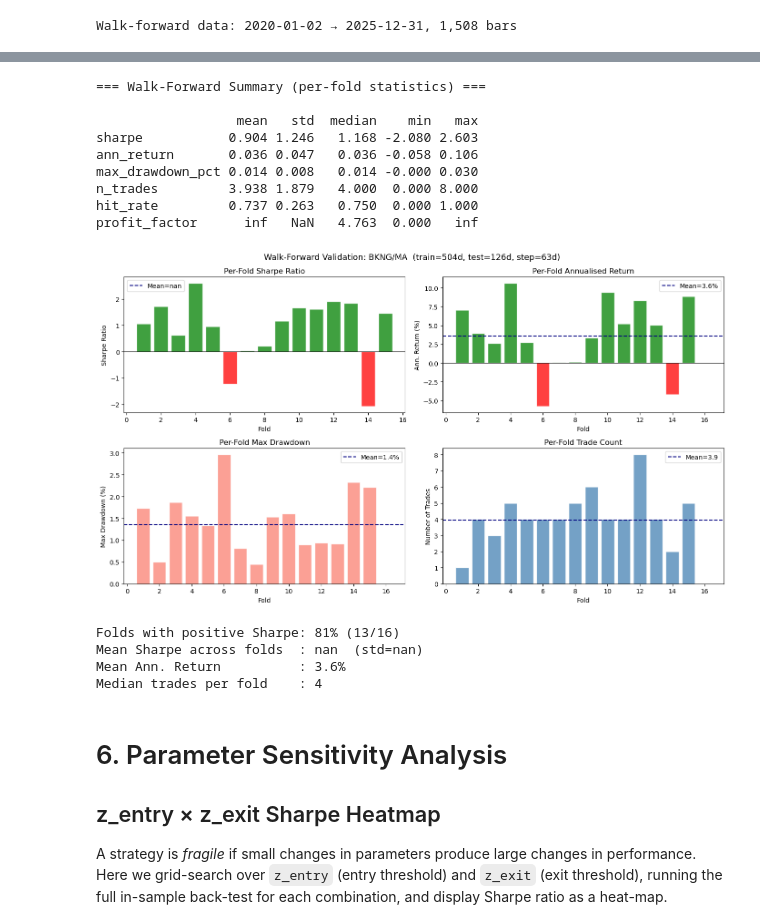
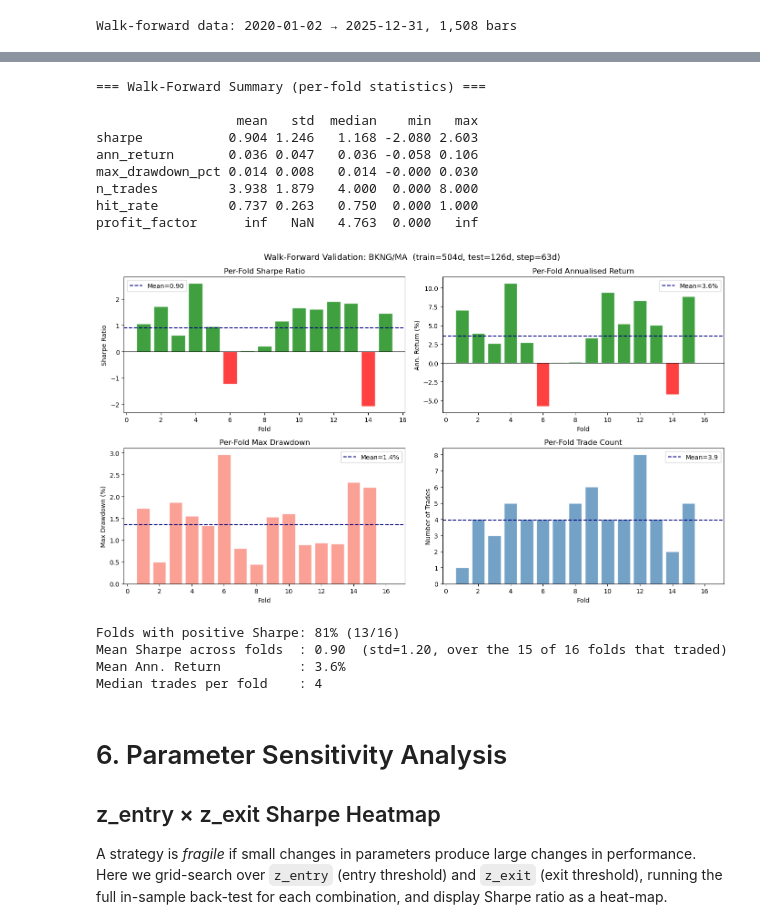
Before and after one commit to mengrenman/dynamic-hedge-pairs-trading, a Jupyter notebook: notebooks/pairs_trading_01_yahoo.ipynb, the cells around one changed output, grey strips where cells are left out. Saved outputs shown, nothing was run; the diff lists cells and outputs as text; code cells hidden in the pictures.

```diff
--- a/notebooks/pairs_trading_01_yahoo.ipynb
+++ b/notebooks/pairs_trading_01_yahoo.ipynb
@@ -1157,8 +1160,11 @@ folds   = wf_results.index.values
 colors  = ["green" if s > 0 else "red" for s in sharpes]
 ax.bar(folds, sharpes, color=colors, alpha=0.75, edgecolor="white")
 ax.axhline(0, color="black", lw=0.8)
-ax.axhline(sharpes.mean(), color="navy", linestyle="--", lw=1.5,
-           label=f"Mean={sharpes.mean():.2f}")
+# a fold with no trades has an undefined Sharpe, and one plain .mean() over it turns every
+# statistic below into nan -- summarize_walk_forward above uses pandas, which skips NaN, so
+# the table and these labels disagreed rather than both being wrong
+ax.axhline(np.nanmean(sharpes), color="navy", linestyle="--", lw=1.5,
+           label=f"Mean={np.nanmean(sharpes):.2f}")
 ax.set_xlabel("Fold")
 ax.set_ylabel("Sharpe Ratio")
 ax.set_title("Per-Fold Sharpe Ratio")
@@ -1170,8 +1176,8 @@ ann_rets = wf_results["ann_return"].values * 100
 colors   = ["green" if r > 0 else "red" for r in ann_rets]
 ax.bar(folds, ann_rets, color=colors, alpha=0.75, edgecolor="white")
 ax.axhline(0, color="black", lw=0.8)
-ax.axhline(ann_rets.mean(), color="navy", linestyle="--", lw=1.5,
-           label=f"Mean={ann_rets.mean():.1f}%")
+ax.axhline(np.nanmean(ann_rets), color="navy", linestyle="--", lw=1.5,
+           label=f"Mean={np.nanmean(ann_rets):.1f}%")
 ax.set_xlabel("Fold")
 ax.set_ylabel("Ann. Return (%)")
 ax.set_title("Per-Fold Annualised Return")
@@ -1181,46 +1187,48 @@ ax.legend()
 ax = axes[1, 0]
 dd = wf_results["max_drawdown_pct"].abs().values * 100
 ax.bar(folds, dd, color="salmon", alpha=0.75, edgecolor="white")
-ax.axhline(dd.mean(), color="navy", linestyle="--", lw=1.5,
-           label=f"Mean={dd.mean():.1f}%")
+ax.axhline(np.nanmean(dd), color="navy", linestyle="--", lw=1.5,
+           label=f"Mean={np.nanmean(dd):.1f}%")
 ax.set_xlabel("Fold")
 ax.set_ylabel("Max Drawdown (%)")
 ax.set_title("Per-Fold Max Drawdown")
 ax.legend()
 
 # 4) Per-fold trade count
 ax = axes[1, 1]
 n_tr = wf_results["n_trades"].values
 ax.bar(folds, n_tr, color="steelblue", alpha=0.75, edgecolor="white")
-ax.axhline(n_tr.mean(), color="navy", linestyle="--", lw=1.5,
-           label=f"Mean={n_tr.mean():.1f}")
+ax.axhline(np.nanmean(n_tr), color="navy", linestyle="--", lw=1.5,
+           label=f"Mean={np.nanmean(n_tr):.1f}")
 ax.set_xlabel("Fold")
 ax.set_ylabel("Number of Trades")
 ax.set_title("Per-Fold Trade Count")
 ax.legend()
 
 plt.tight_layout()
 plt.show()
 
 # ── Key insight ──────────────────────────────────────────────────────────────
 pct_pos = (sharpes > 0).mean() * 100
 print(f"\nFolds with positive Sharpe: {pct_pos:.0f}% ({(sharpes>0).sum()}/{len(sharpes)})")
-print(f"Mean Sharpe across folds  : {sharpes.mean():.2f}  (std={sharpes.std():.2f})")
-print(f"Mean Ann. Return          : {ann_rets.mean():.1f}%")
-print(f"Median trades per fold    : {np.median(n_tr):.0f}")
+n_def = int(np.isfinite(sharpes).sum())
+print(f"Mean Sharpe across folds  : {np.nanmean(sharpes):.2f}  "
+      f"(std={np.nanstd(sharpes):.2f}, over the {n_def} of {len(sharpes)} folds that traded)")
+print(f"Mean Ann. Return          : {np.nanmean(ann_rets):.1f}%")
+print(f"Median trades per fold    : {np.nanmedian(n_tr):.0f}")
 # %% [output]
 === Walk-Forward Summary (per-fold statistics) ===
 
                   mean   std  median    min   max
 sharpe           0.904 1.246   1.168 -2.080 2.603
 ann_return       0.036 0.047   0.036 -0.058 0.106
 max_drawdown_pct 0.014 0.008   0.014 -0.000 0.030
 n_trades         3.938 1.879   4.000  0.000 8.000
 hit_rate         0.737 0.263   0.750  0.000 1.000
 profit_factor      inf   NaN   4.763  0.000   inf
-[figure, old version]
+[figure, new version]
 Folds with positive Sharpe: 81% (13/16)
-Mean Sharpe across folds  : nan  (std=nan)
+Mean Sharpe across folds  : 0.90  (std=1.20, over the 15 of 16 folds that traded)
 Mean Ann. Return          : 3.6%
 Median trades per fold    : 4
 # %% [markdown]
```
Also changed, not shown: parts of 1 cell of this notebook, 1 other file.
